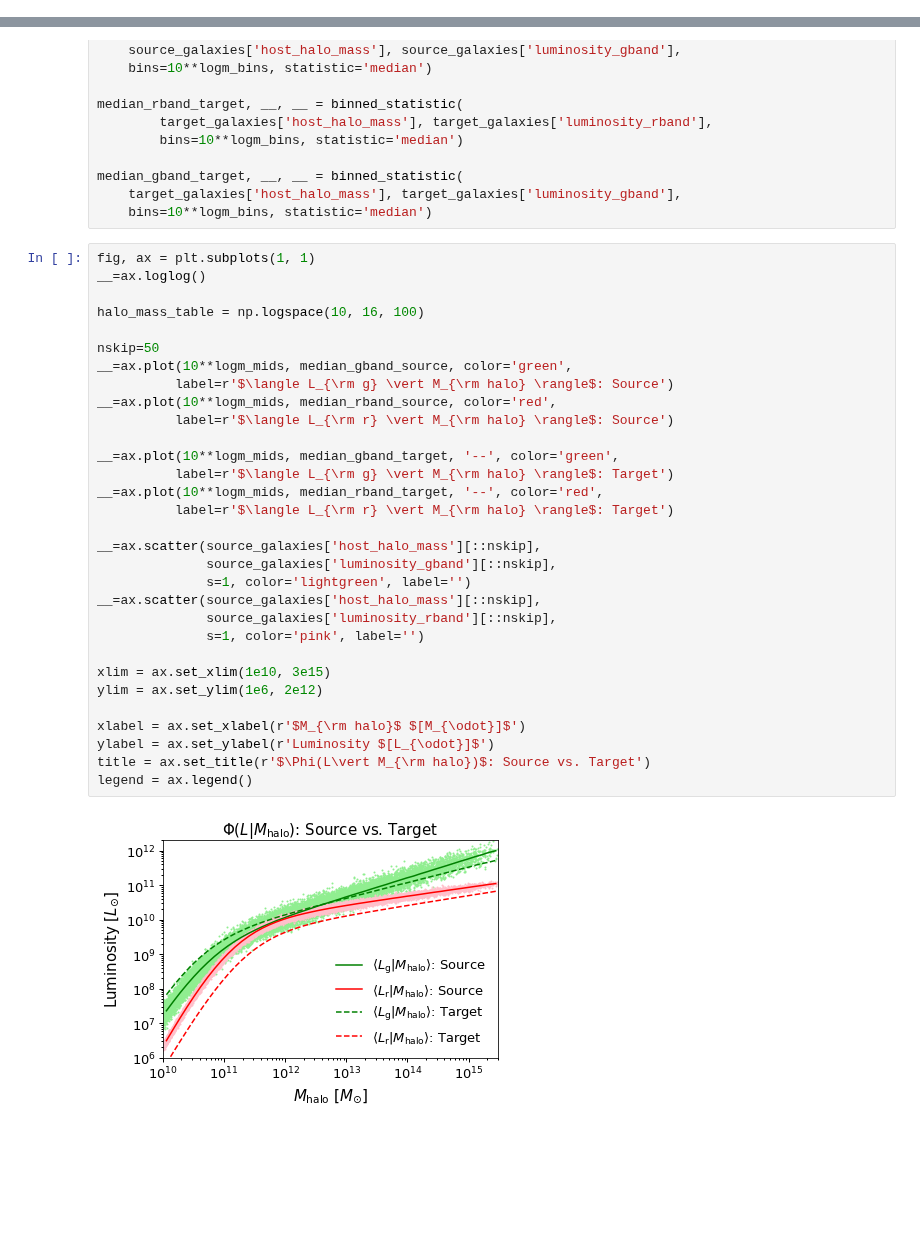
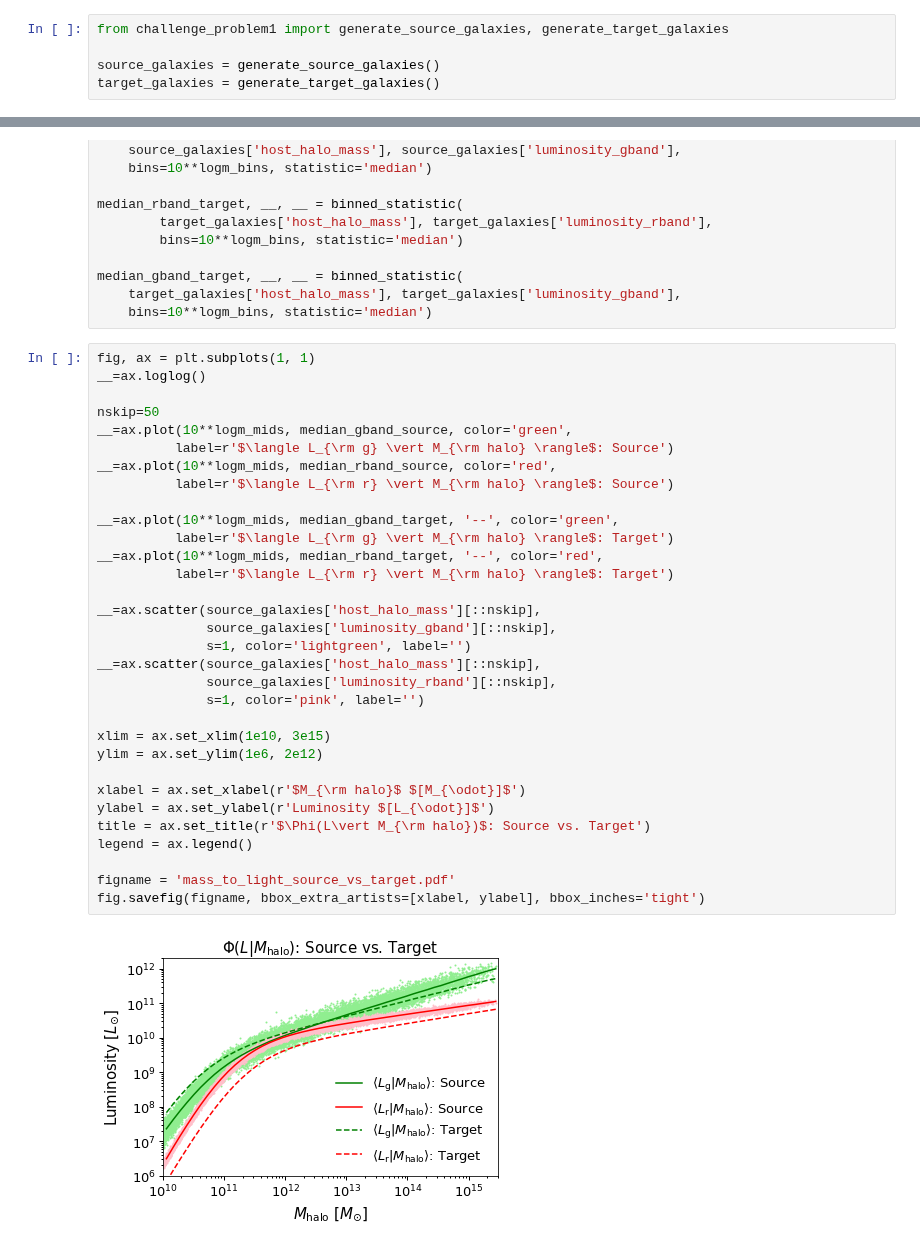
Before and after one commit to aphearin/galsampler_trial_problems, a Jupyter notebook: challenge_problem_statement.ipynb, the cells around one changed output, grey strips where cells are left out. Saved outputs shown, nothing was run; the diff lists cells and outputs as text; blank space fills up the shorter version.

Commit message:
Completed notebook with formal statement of challenge problem #1

```diff
--- a/challenge_problem_statement.ipynb
+++ b/challenge_problem_statement.ipynb
@@ -19,3 +17,8 @@ target_galaxies = generate_mock(rband_dict=rband_dict_target,
+# %%
+from challenge_problem1 import generate_source_galaxies, generate_target_galaxies
+
+source_galaxies = generate_source_galaxies()
+target_galaxies = generate_target_galaxies()
 # %%
 from scipy.stats import binned_statistic
 logm_bins = np.linspace(10, 15.5, 50)
@@ -39,33 +42,34 @@ median_gband_target, __, __ = binned_statistic(
 # %%
 fig, ax = plt.subplots(1, 1)
 __=ax.loglog()
-
-halo_mass_table = np.logspace(10, 16, 100)
 
 nskip=50
 __=ax.plot(10**logm_mids, median_gband_source, color='green',
           label=r'$\langle L_{\rm g} \vert M_{\rm halo} \rangle$: Source')
 __=ax.plot(10**logm_mids, median_rband_source, color='red',
           label=r'$\langle L_{\rm r} \vert M_{\rm halo} \rangle$: Source')
 
 __=ax.plot(10**logm_mids, median_gband_target, '--', color='green',
           label=r'$\langle L_{\rm g} \vert M_{\rm halo} \rangle$: Target')
 __=ax.plot(10**logm_mids, median_rband_target, '--', color='red',
           label=r'$\langle L_{\rm r} \vert M_{\rm halo} \rangle$: Target')
 
 __=ax.scatter(source_galaxies['host_halo_mass'][::nskip],
               source_galaxies['luminosity_gband'][::nskip],
               s=1, color='lightgreen', label='')
 __=ax.scatter(source_galaxies['host_halo_mass'][::nskip],
               source_galaxies['luminosity_rband'][::nskip],
               s=1, color='pink', label='')
 
 xlim = ax.set_xlim(1e10, 3e15)
 ylim = ax.set_ylim(1e6, 2e12)
 
 xlabel = ax.set_xlabel(r'$M_{\rm halo}$ $[M_{\odot}]$')
 ylabel = ax.set_ylabel(r'Luminosity $[L_{\odot}]$')
 title = ax.set_title(r'$\Phi(L\vert M_{\rm halo})$: Source vs. Target')
 legend = ax.legend()
+
+figname = 'mass_to_light_source_vs_target.pdf'
+fig.savefig(figname, bbox_extra_artists=[xlabel, ylabel], bbox_inches='tight')
 # %% [output]
-[figure, old version]
+[figure, new version]
```
Also changed, not shown: parts of 3 cells of this notebook, 3 other files.
